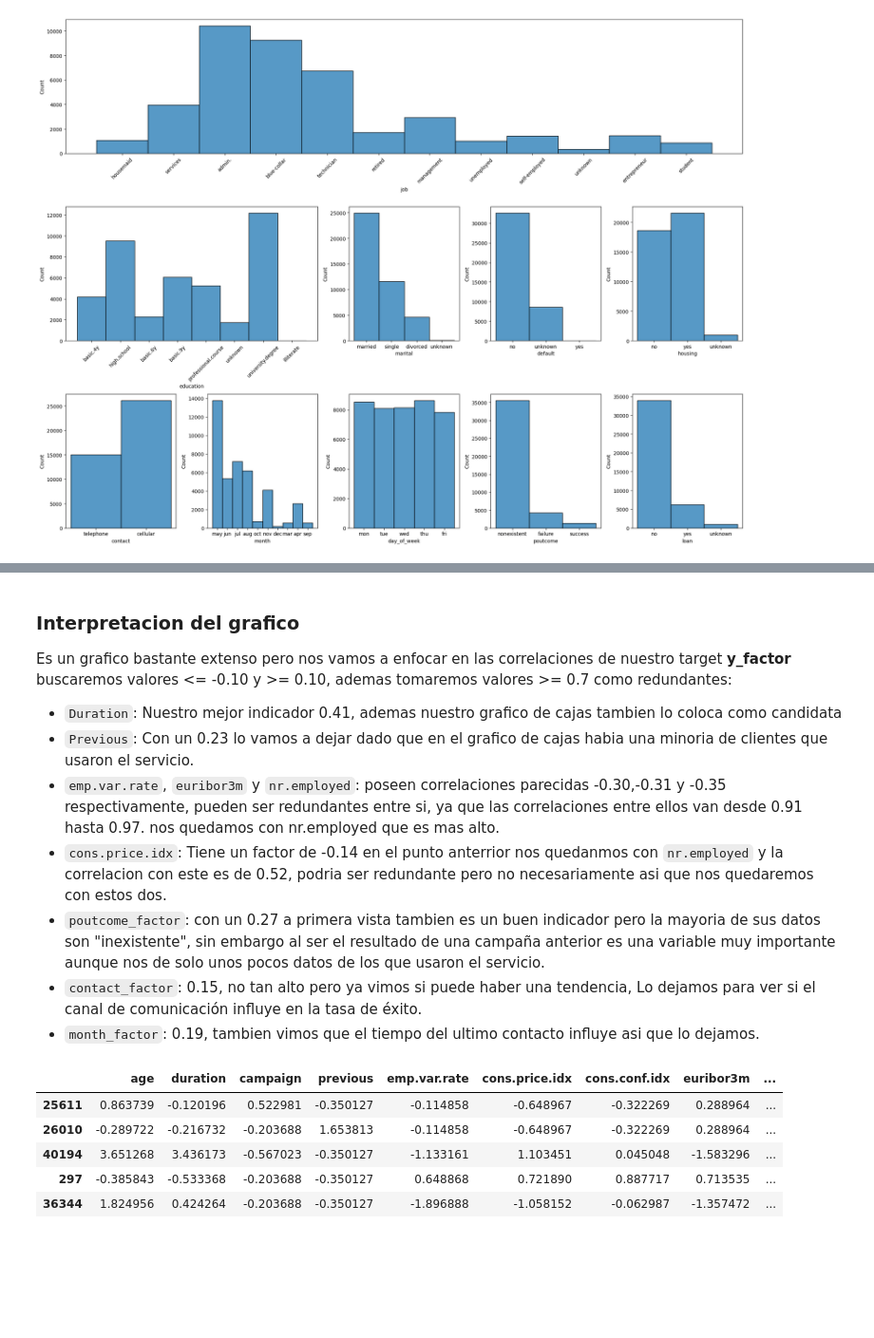
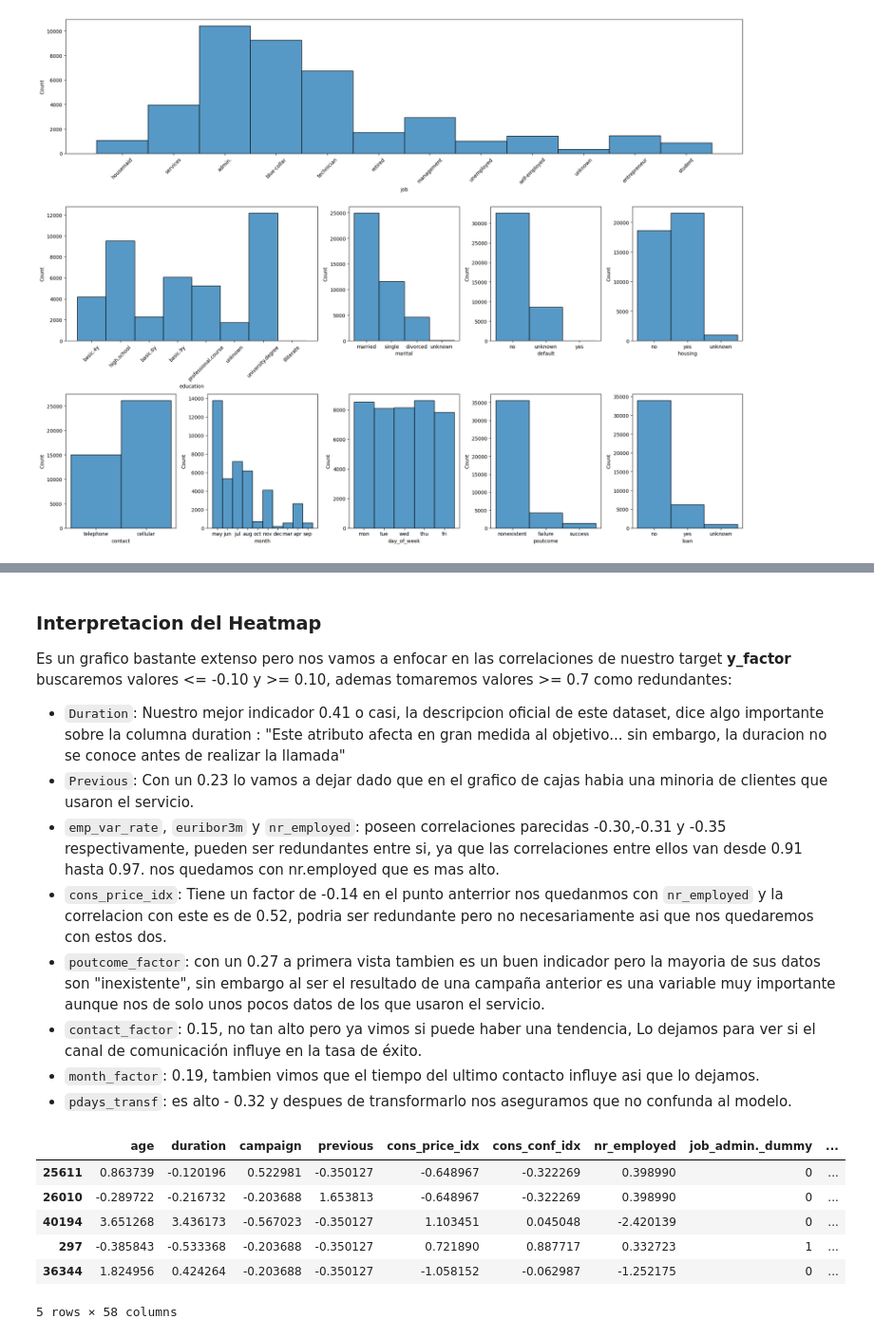
Before and after one commit to 4GeeksAcademy/andrupax94-intro-ml, a Jupyter notebook: src/01-logistic-regression-bank-marketing-campaign-data.ipynb, the cells around one changed output, grey strips where cells are left out. Shown at 95% size. Saved outputs shown, nothing was run; the diff lists cells and outputs as text; code cells hidden in the pictures; blank space fills up the shorter version.

```diff
--- a/src/01-logistic-regression-bank-marketing-campaign-data.ipynb
+++ b/src/01-logistic-regression-bank-marketing-campaign-data.ipynb
@@ -71,6 +72,9 @@ from utils import create_factor_transf_and_json, prepare_test_data, train_print_
 # %%
 # Cargamos el dataset usamos el delimitador ";"
 total_data = pd.read_csv('../data/raw/bank-marketing-campaign-data.csv', delimiter = ";")
+# Intentamos convertir cualquier nombre de columna a snake_case
+total_data.columns = total_data.columns.str.replace(r'[^\w]', '_', regex=True)
+total_data.columns = total_data.columns.str.replace(r'_+', '_', regex=True).str.strip('_')
 #imprimimos los primeros 5
 total_data.head()
 # %% [output]
@@ -295,5 +285,12 @@ plt.show()
 # %%
-#Eliminamos la coluna pdays y default que habiamos dicho antes que la ibamos a eliminar
-total_data.drop(["pdays","default"],  axis = 1,  inplace = True)
+#Transformar pdays para que los 999 no afecten nuestro modelo
+def transform_pdays(x):
+    if x != 999:
+        return 0
+    else:
+        return 1
+create_factor_transf_and_json("pdays", total_data, "BancoEjercicio2", "y_factor", transformation = True, transformation_func = transform_pdays)
+#Eliminamos la coluna default que habiamos dicho antes que la ibamos a eliminar
+total_data.drop(["default"],  axis = 1,  inplace = True)
 total_data.head()
 # %% [output]
@@ -315,34 +314,34 @@ plt.show()
 # %% [markdown]
-### Interpretacion del grafico
+### Interpretacion del Heatmap
 Es un grafico bastante extenso pero nos vamos a enfocar en las correlaciones de nuestro target **y_factor** buscaremos valores <= -0.10 y >= 0.10, ademas tomaremos valores >= 0.7 como redundantes:
-* `Duration`: Nuestro mejor indicador 0.41, ademas nuestro grafico de cajas tambien lo coloca como candidata
+* `Duration`: Nuestro mejor indicador 0.41 o casi, la descripcion oficial de este dataset, dice algo importante sobre la columna duration : "Este atributo afecta en gran medida al objetivo... sin embargo, la duracion no se conoce antes de realizar la llamada"
 * `Previous`: Con un 0.23 lo vamos a dejar dado que en el grafico de cajas habia una minoria de clientes que usaron el servicio.
-* `emp.var.rate`, `euribor3m` y `nr.employed`: poseen correlaciones parecidas -0.30,-0.31 y -0.35 respectivamente, pueden ser redundantes entre si, ya que las correlaciones entre ellos van desde 0.91 hasta 0.97. nos quedamos con nr.employed que es mas alto.
-* `cons.price.idx`: Tiene un factor de -0.14 en el punto anterrior nos quedanmos con `nr.employed` y la correlacion con este es de 0.52, podria ser redundante pero no necesariamente asi que nos quedaremos con estos dos.
+* `emp_var_rate`, `euribor3m` y `nr_employed`: poseen correlaciones parecidas -0.30,-0.31 y -0.35 respectivamente, pueden ser redundantes entre si, ya que las correlaciones entre ellos van desde 0.91 hasta 0.97. nos quedamos con nr.employed que es mas alto.
+* `cons_price_idx`: Tiene un factor de -0.14 en el punto anterrior nos quedanmos con `nr_employed` y la correlacion con este es de 0.52, podria ser redundante pero no necesariamente asi que nos quedaremos con estos dos.
 * `poutcome_factor`: con un 0.27 a primera vista tambien es un buen indicador pero la mayoria de sus datos son "inexistente", sin embargo al ser el resultado de una campaña anterior es una variable muy importante aunque nos de solo unos pocos datos de los que usaron el servicio.
 * `contact_factor`: 0.15, no tan alto pero ya vimos si puede haber una tendencia, Lo dejamos para ver si el canal de comunicación influye en la tasa de éxito.
 * `month_factor`: 0.19, tambien vimos que el tiempo del ultimo contacto influye asi que lo dejamos.
+* `pdays_transf`: es alto - 0.32 y despues de transformarlo nos aseguramos que no confunda al modelo.
+# %%
+#Inicializamos una lista de columnas que seran de base para trabajar con una copia del dataframe
+columns_list=list(total_data.columns)
+#Eliminamos `emp_var_rate`, `euribor3m`
+columns_list.remove("emp_var_rate")
+columns_list.remove("euribor3m")
+df_model = total_data[columns_list].copy()
 # %%
-#ejecutamos la funcion y guardamos los resultados en variables
+# ejecutamos la funcion prepare_test_data y guardamos los resultados en "ptd"
 # en este caso ponemos stractify true porque nuestro target y = 1 que son muy pocos valores en relacion a y = 0.
-
-ptd = prepare_test_data(total_data, "y_factor", "BancoEjercicio2", scaler_type = 1, stratify = True)
-x_train_out = ptd.x_train_out
-x_test_out = ptd.x_test_out
-y_train_out = ptd.y_train_out
-y_test_out = ptd.y_test_out
-y_test_no_out = ptd.y_test_no_out
-x_train_no_out = ptd.x_train_no_out
-x_test_no_out = ptd.x_test_no_out
-y_train_no_out = ptd.y_train_no_out
-x_train_out.head()
+ptd = prepare_test_data(df_model, "y_factor", "BancoEjercicio2", scaler_type = 1, stratify = True)
+ptd.x_train_out.head()
 # %% [output]
-|  | age | duration | campaign | previous | emp.var.rate | cons.price.idx | cons.conf.idx | euribor3m | ... |
-| 25611 | 0.863739 | -0.120196 | 0.522981 | -0.350127 | -0.114858 | -0.648967 | -0.322269 | 0.288964 | ... |
-| 26010 | -0.289722 | -0.216732 | -0.203688 | 1.653813 | -0.114858 | -0.648967 | -0.322269 | 0.288964 | ... |
-| 40194 | 3.651268 | 3.436173 | -0.567023 | -0.350127 | -1.133161 | 1.103451 | 0.045048 | -1.583296 | ... |
-| 297 | -0.385843 | -0.533368 | -0.203688 | -0.350127 | 0.648868 | 0.721890 | 0.887717 | 0.713535 | ... |
-| 36344 | 1.824956 | 0.424264 | -0.203688 | -0.350127 | -1.896888 | -1.058152 | -0.062987 | -1.357472 | ... |
+|  | age | duration | campaign | previous | cons_price_idx | cons_conf_idx | nr_employed | job_admin._dummy | ... |
+| 25611 | 0.863739 | -0.120196 | 0.522981 | -0.350127 | -0.648967 | -0.322269 | 0.398990 | 0 | ... |
+| 26010 | -0.289722 | -0.216732 | -0.203688 | 1.653813 | -0.648967 | -0.322269 | 0.398990 | 0 | ... |
+| 40194 | 3.651268 | 3.436173 | -0.567023 | -0.350127 | 1.103451 | 0.045048 | -2.420139 | 0 | ... |
+| 297 | -0.385843 | -0.533368 | -0.203688 | -0.350127 | 0.721890 | 0.887717 | 0.332723 | 1 | ... |
+| 36344 | 1.824956 | 0.424264 | -0.203688 | -0.350127 | -1.058152 | -0.062987 | -1.252175 | 0 | ... |
+5 rows × 58 columns
 # %%
 #vamos a tomar del collab el codigo para encontrar los F-scores y graficarlos
 pipe = Pipeline(steps = [
```
Also changed, not shown: parts of 20 cells of this notebook, 3 other files.
